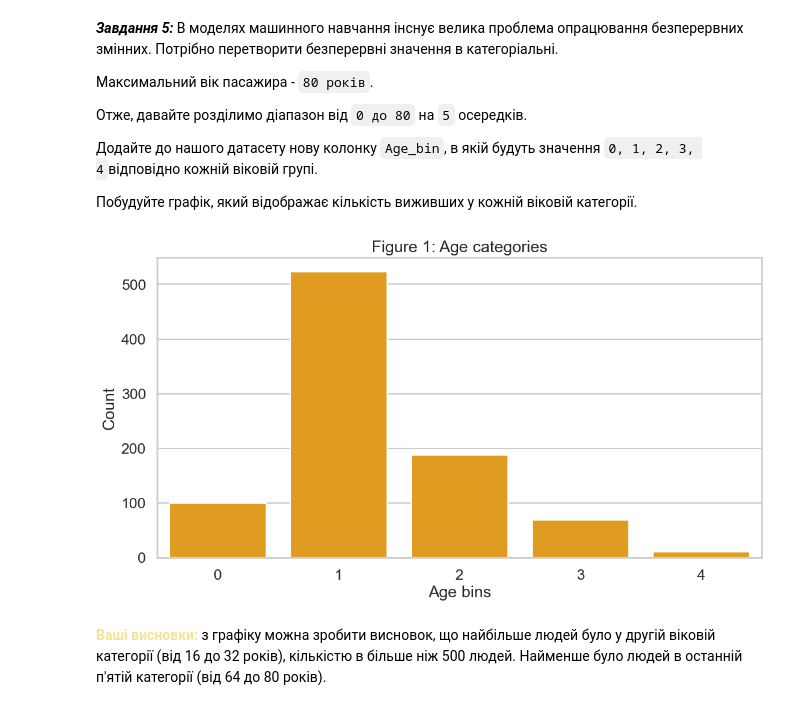
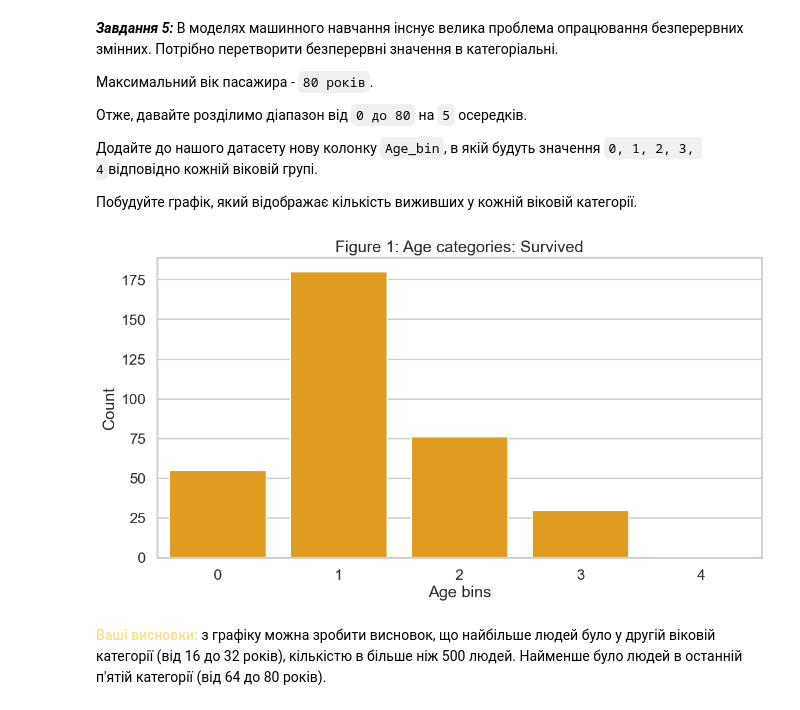
Before and after one commit to HumnytskaLiza/ai-labs, a Jupyter notebook: task3/Task3_basic_ai_liza_humnytska.ipynb, the cells around one changed output. Cells and saved outputs as stored; diff of their text form; code cells hidden in the pictures.

```diff
--- a/task3/Task3_basic_ai_liza_humnytska.ipynb
+++ b/task3/Task3_basic_ai_liza_humnytska.ipynb
@@ -114,12 +114,14 @@ ax.xaxis.tick_top()
 1.   Напишіть функцію, що на вхід приймає датафрейм, назву колонки з пропущеними значеннями та список групуючих колонок та повертає датафрейм з заповненими пропущеними значеннями
 2.   Наведіть приклад роботи функції та зробіть перевірку на пропущені значення (дивись **завдання 2**)
 # %%
-def process_col(df, col_name: str, group_col: str):
-    df[col_name] = df.groupby(group_col)[col_name].transform(lambda x: x.fillna(x.mean().round().astype(int)))
+dataset = pd.read_csv('titanic.csv')
+
+def process_col(df, col_name: str, group_col):
+    df[col_name] = df.groupby(group_col)[col_name].transform(lambda x: x.fillna(x.median().round().astype(int)))
 
 display(dataset.head(10))
 
-process_col(dataset, "Age", "Sex")
+process_col(dataset, "Age", ["Sex"])
 
 display(dataset.head(10))
 
@@ -177,22 +179,23 @@ dtype: int64
 # %%
 age_bins = [0, 16, 32, 48, 64, 80]
 age_categories = [0, 1, 2, 3, 4]
 
 dataset["Age_bin"] = pd.cut(dataset["Age"], age_bins, labels=age_categories)
 
-age_groups = dataset["Age_bin"].value_counts()
+age_groups = dataset.loc[dataset["Survived"] == 1, ["Age_bin"]].value_counts().reset_index()
+age_groups.columns = ["Age_bin", "Count"]
 
 fig, ax = plt.subplots(figsize=(12, 6))
 
-sns.barplot(age_groups, ax=ax, color='orange')
+sns.barplot(data=age_groups, ax=ax, color='orange', x="Age_bin", y="Count")
 
 ax.set_xlabel("Age bins")
 ax.set_ylabel("Count")
-ax.set_title("Figure 1: Age categories")
+ax.set_title("Figure 1: Age categories: Survived")
 
 plt.show()
 # %% [output]
-[figure, old version]
+[figure, new version]
 # %% [markdown]
 <font color='#F5E398'><b>Ваші висновки:</b></font> з графіку можна зробити висновок, що найбільше людей було у другій віковій категорії (від 16 до 32 років), кількістю в більше ніж 500 людей. Найменше було людей в останній п'ятій категорії (від 64 до 80 років).
 # %% [markdown]
```
Also changed, not shown: parts of 6 cells of this notebook.
